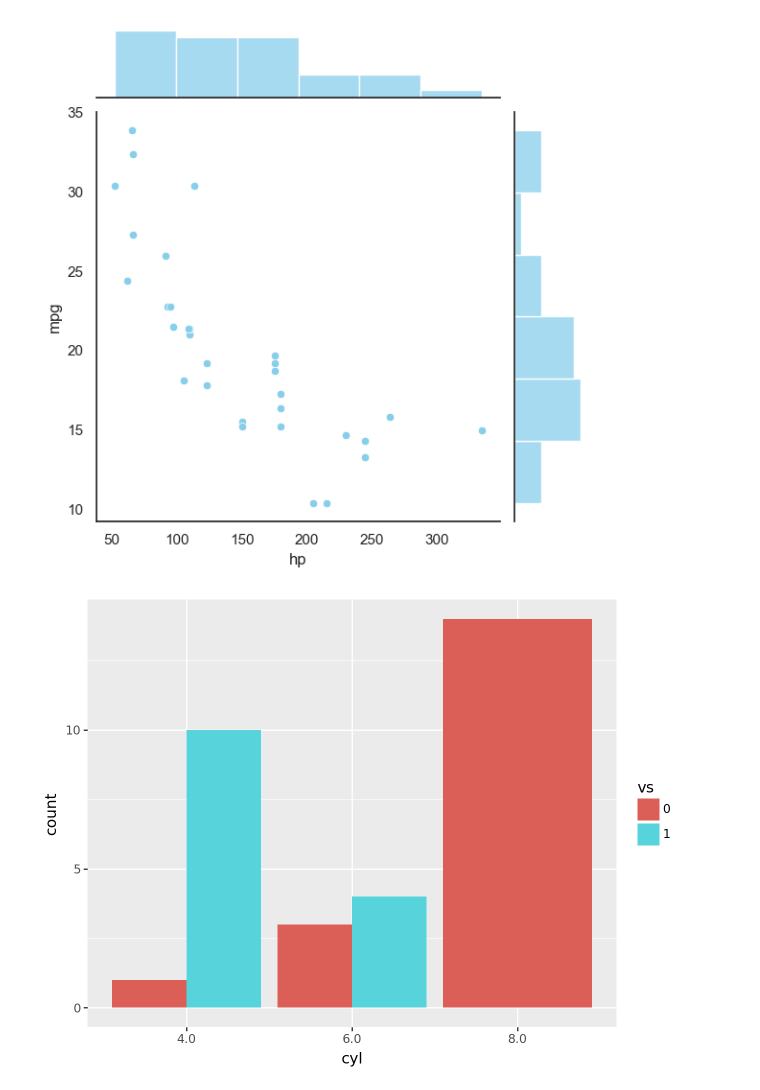
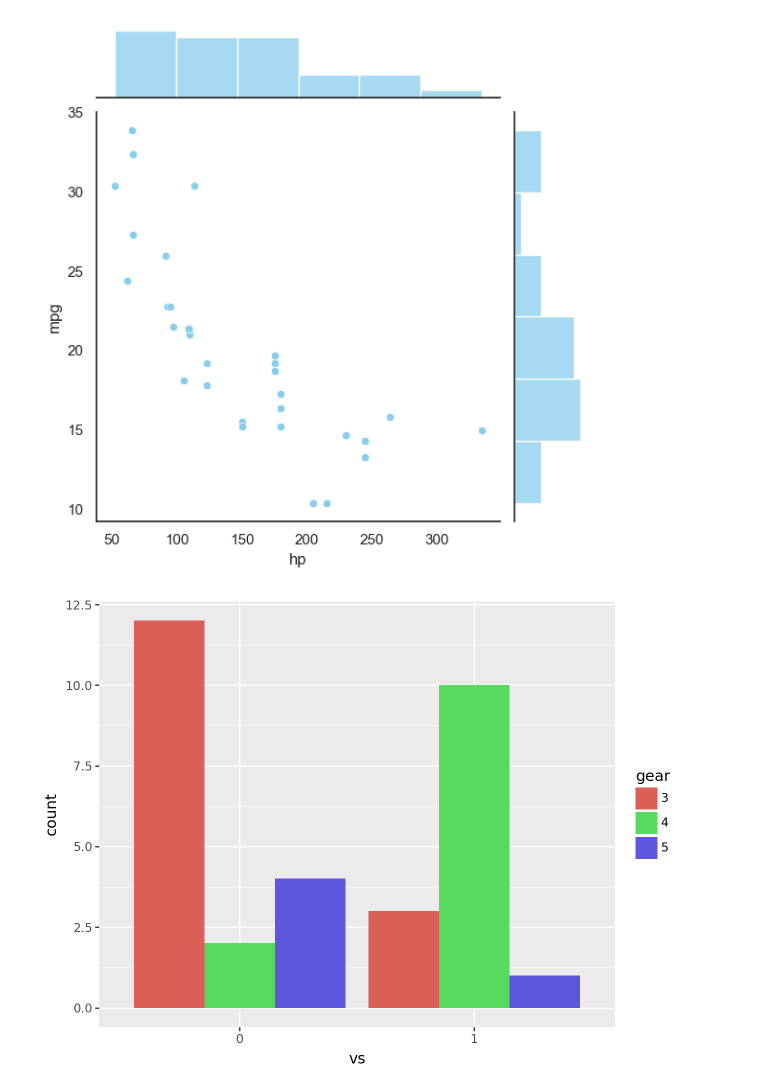
Before and after one commit to bellamccarty/GSB-544, a Jupyter notebook: Practice_Activity_1.3/Introduction_to_Data_Viz_Using_mtcars_Dataset.ipynb, the cells around one changed output. Drawn from its saved outputs; the diff is of its cells as text; code cells hidden in the pictures.

```diff
--- a/Practice_Activity_1.3/Introduction_to_Data_Viz_Using_mtcars_Dataset.ipynb
+++ b/Practice_Activity_1.3/Introduction_to_Data_Viz_Using_mtcars_Dataset.ipynb
@@ -86,9 +86,9 @@ plt.show()
 [figure]
 # %%
 # Create plot with second new geometry here
-ggplot(df, aes(x="cyl", fill="vs")) + geom_bar(position="dodge")
+ggplot(df, aes(x="vs", fill="gear")) + geom_bar(position="dodge")
 # %% [output]
-[figure, old version]
+[figure, new version]
 # %%
 # Create plot with third new geometry here
 # plot
```
Also changed, not shown: parts of 1 cell of this notebook, 1 other file.
